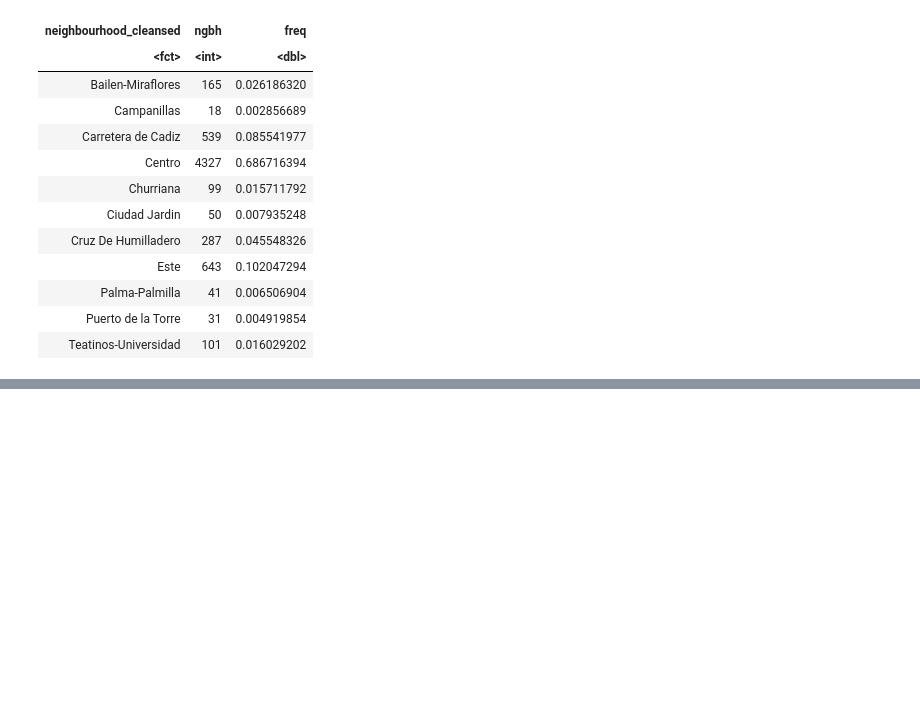
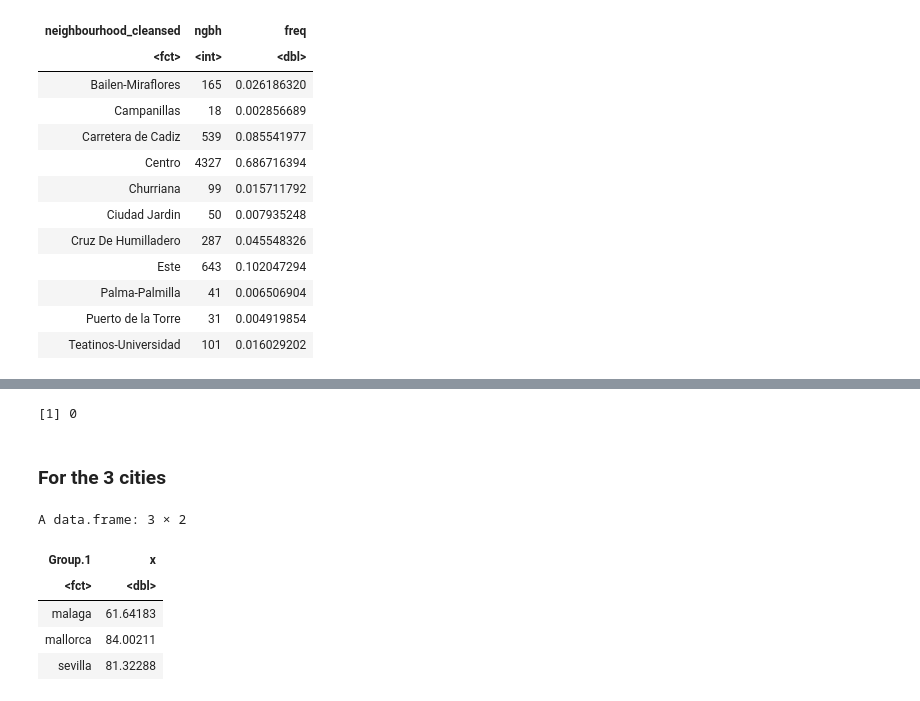
Before and after one commit to Ducrioma/Data-Analytics-Projects, a Jupyter notebook: Airbnb Data Analysis.ipynb, the cells around one changed output, grey strips where cells are left out. Cells and saved outputs as stored; diff of their text form; code cells hidden in the pictures; blank space fills up the shorter version.

```diff
--- a/Airbnb Data Analysis.ipynb
+++ b/Airbnb Data Analysis.ipynb
@@ -415,0 +441,7 @@ A tibble: 11 × 3
+# %%
+listings_full <- listings[complete.cases(listings), ]
+sum(is.na(listings_full))
+# %% [output]
+[1] 0
+# %% [markdown]
+### For the 3 cities
@@ -415,0 +466,10 @@ A tibble: 11 × 3
+# %%
+avg_bep_year <- aggregate(listings_full$bep_year,list(listings_full$city),mean)
+avg_bep_year
+# %% [output]
+A data.frame: 3 × 2
+| Group.1 | x |
+| <fct> | <dbl> |
+| malaga | 61.64183 |
+| mallorca | 84.00211 |
+| sevilla | 81.32288 |
```
Also changed, not shown: parts of 10 cells of this notebook, 2 other files.
